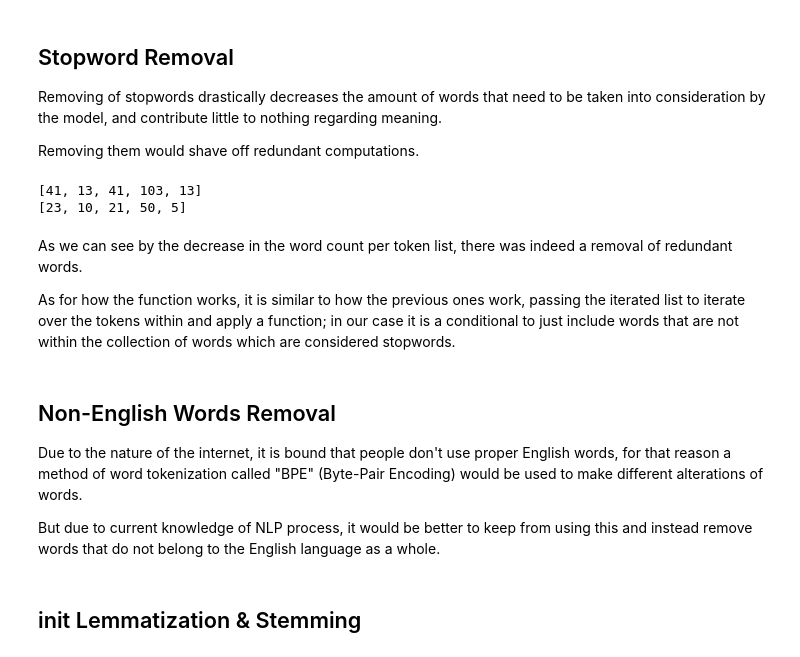
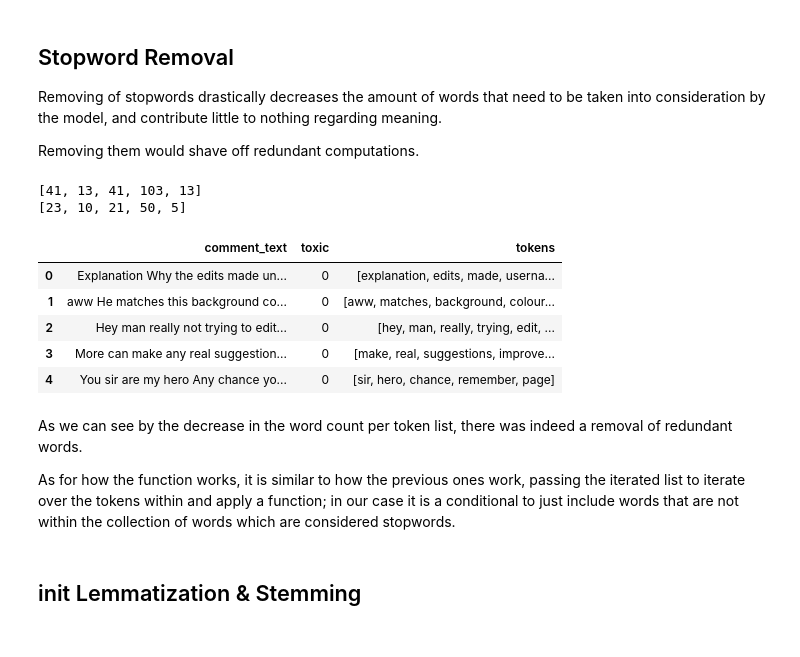
Before and after one commit to Supermjork/Final-Sprint, a Jupyter notebook: notebook/scratch_llm.ipynb, the cells around one changed output. Drawn from its saved outputs; the diff is of its cells as text; code cells hidden in the pictures.

```diff
--- a/notebook/scratch_llm.ipynb
+++ b/notebook/scratch_llm.ipynb
@@ -313,22 +320,25 @@ def stopword_remover(wordlist: list):
 # %%
 # Displaying word count for first few lists
 print([len(tokenlist) for tokenlist in txt_dat['tokens'].iloc[:5]])
 
 # Iterating over column
 # Iterable is the list of
 # Lowercase english words
 txt_dat['tokens'] = [stopword_remover(row) for row in txt_dat['tokens']]
 
 print([len(tokenlist) for tokenlist in txt_dat['tokens'].iloc[:5]])
+
+txt_dat.head(n)
 # %% [output]
 [41, 13, 41, 103, 13]
 [23, 10, 21, 50, 5]
+|  | comment_text | toxic | tokens |
+| 0 | Explanation Why the edits made un... | 0 | [explanation, edits, made, userna... |
+| 1 | aww He matches this background co... | 0 | [aww, matches, background, colour... |
+| 2 | Hey man really not trying to edit... | 0 | [hey, man, really, trying, edit, ... |
+| 3 | More can make any real suggestion... | 0 | [make, real, suggestions, improve... |
+| 4 | You sir are my hero Any chance yo... | 0 | [sir, hero, chance, remember, page] |
 # %% [markdown]
 As we can see by the decrease in the word count per token list, there was indeed a removal of redundant words.
 
 As for how the function works, it is similar to how the previous ones work, passing the iterated list to iterate over the tokens within and apply a function; in our case it is a conditional to just include words that are not within the collection of words which are considered stopwords.
-# %% [markdown]
-## Non-English Words Removal
-Due to the nature of the internet, it is bound that people don't use proper English words, for that reason a method of word tokenization called "BPE" (Byte-Pair Encoding) would be used to make different alterations of words.
-
-But due to current knowledge of NLP process, it would be better to keep from using this and instead remove words that do not belong to the English language as a whole.
```
Also changed, not shown: parts of 5 cells of this notebook, 1 other file.
